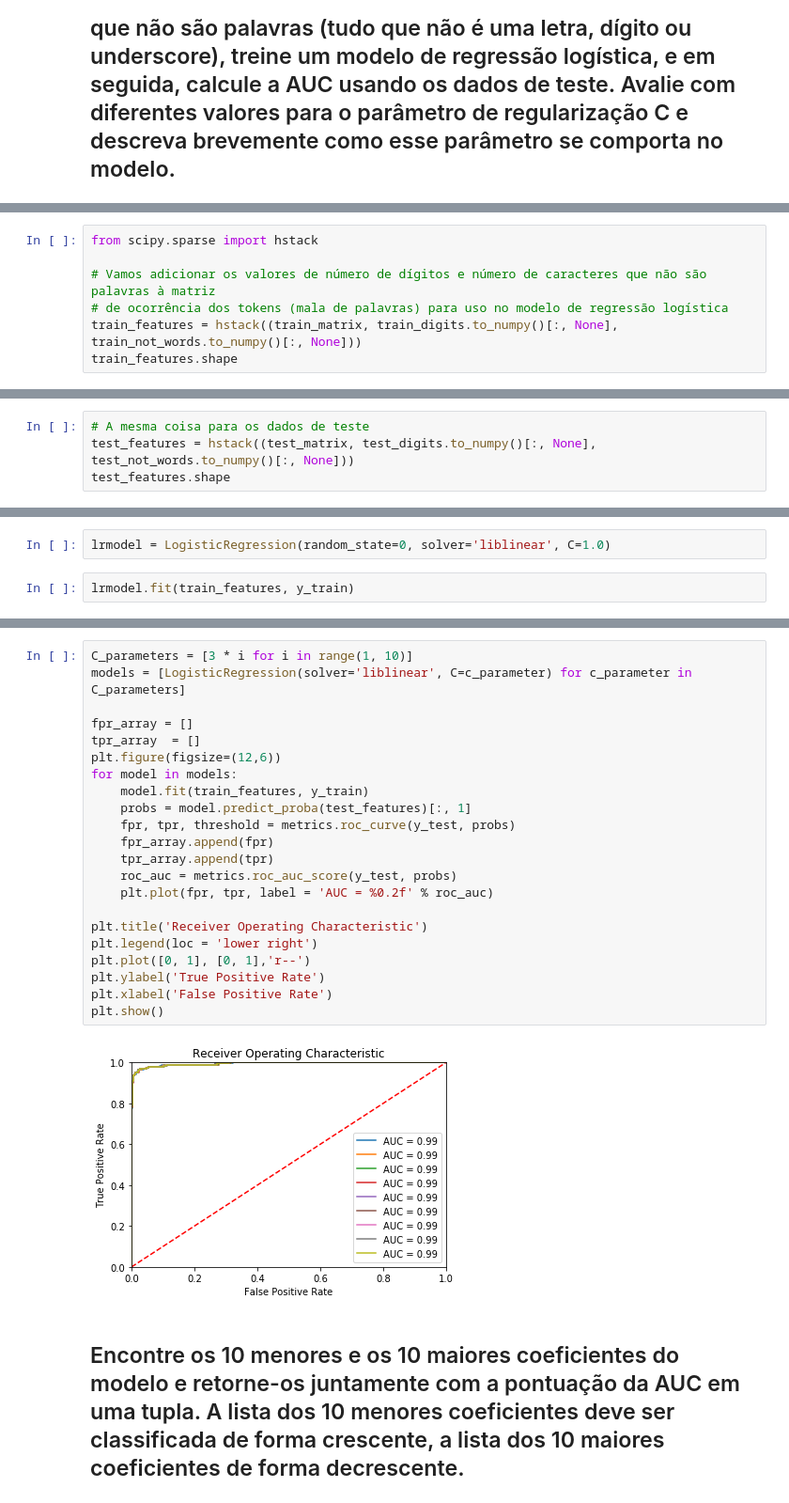
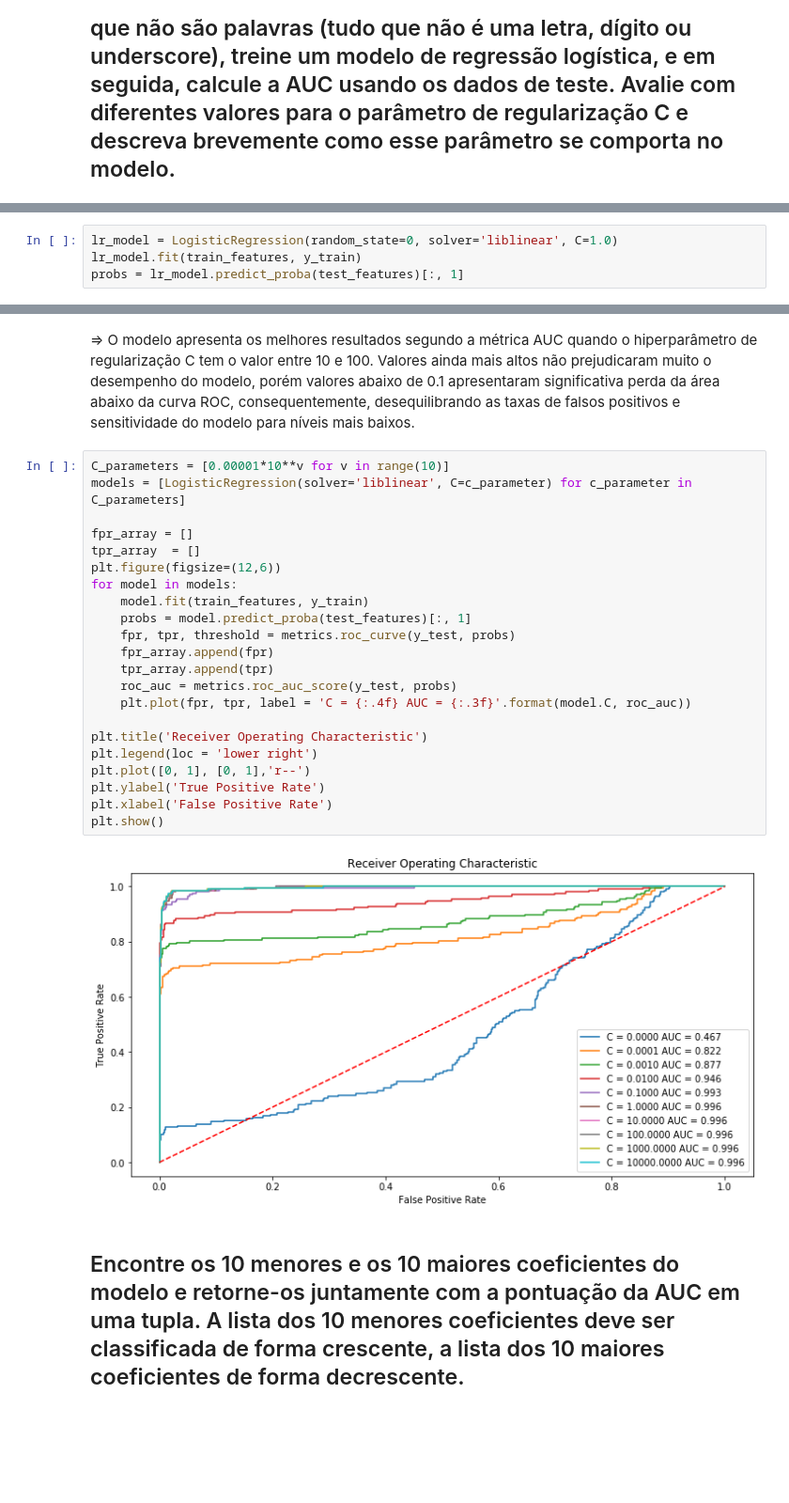
Before and after one commit to hallpaz/Data-Science-IMPA, a Jupyter notebook: assignments/Exercicio3.ipynb, the cells around one changed output, grey strips where cells are left out. Shown at 94% size. Drawn from its saved outputs; the diff is of its cells as text; blank space fills up the shorter version.

```diff
--- a/assignments/Exercicio3.ipynb
+++ b/assignments/Exercicio3.ipynb
@@ -405,7 +487,0 @@ ninja.shape
-# %%
-from scipy.sparse import hstack
-
-# Vamos adicionar os valores de número de dígitos e número de caracteres que não são palavras à matriz
-# de ocorrência dos tokens (mala de palavras) para uso no modelo de regressão logística
-train_features = hstack((train_matrix, train_digits.to_numpy()[:, None], train_not_words.to_numpy()[:, None]))
-train_features.shape
@@ -414,4 +487,0 @@ train_features.shape
-# %%
-# A mesma coisa para os dados de teste
-test_features = hstack((test_matrix, test_digits.to_numpy()[:, None], test_not_words.to_numpy()[:, None]))
-test_features.shape
@@ -420,4 +488,4 @@ test_features.shape
 # %%
-lrmodel = LogisticRegression(random_state=0, solver='liblinear', C=1.0)
+lr_model = LogisticRegression(random_state=0, solver='liblinear', C=1.0)
+lr_model.fit(train_features, y_train)
+probs = lr_model.predict_proba(test_features)[:, 1]
-# %%
-lrmodel.fit(train_features, y_train)
@@ -441,26 +520,28 @@ plot_roc_auc(y_test, lr_probs)
+# %% [markdown]
+=> O modelo apresenta os melhores resultados segundo a métrica AUC quando o hiperparâmetro de regularização C tem o valor entre 10 e 100. Valores ainda mais altos não prejudicaram muito o desempenho do modelo, porém valores abaixo de 0.1 apresentaram significativa perda da área abaixo da curva ROC, consequentemente, desequilibrando as taxas de falsos positivos e sensitividade do modelo para níveis mais baixos.
 # %%
-C_parameters = [3 * i for i in range(1, 10)]
+C_parameters = [0.00001*10**v for v in range(10)]
 models = [LogisticRegression(solver='liblinear', C=c_parameter) for c_parameter in C_parameters]
 
 fpr_array = []
 tpr_array  = []
 plt.figure(figsize=(12,6))
 for model in models:
     model.fit(train_features, y_train)
     probs = model.predict_proba(test_features)[:, 1]
     fpr, tpr, threshold = metrics.roc_curve(y_test, probs)
     fpr_array.append(fpr)
     tpr_array.append(tpr)
     roc_auc = metrics.roc_auc_score(y_test, probs)
-    plt.plot(fpr, tpr, label = 'AUC = %0.2f' % roc_auc)
+    plt.plot(fpr, tpr, label = 'C = {:.4f} AUC = {:.3f}'.format(model.C, roc_auc))
 
 plt.title('Receiver Operating Characteristic')
 plt.legend(loc = 'lower right')
 plt.plot([0, 1], [0, 1],'r--')
 plt.ylabel('True Positive Rate')
 plt.xlabel('False Positive Rate')
 plt.show()
 # %% [output]
-[figure, old version]
+[figure, new version]
 # %% [markdown]
 ## Encontre os 10 menores e os 10 maiores coeficientes do modelo e retorne-os juntamente com a pontuação da AUC em uma tupla. A lista dos 10 menores coeficientes deve ser classificada de forma crescente, a lista dos 10 maiores coeficientes de forma decrescente.
```
Also changed, not shown: parts of 58 cells of this notebook.
